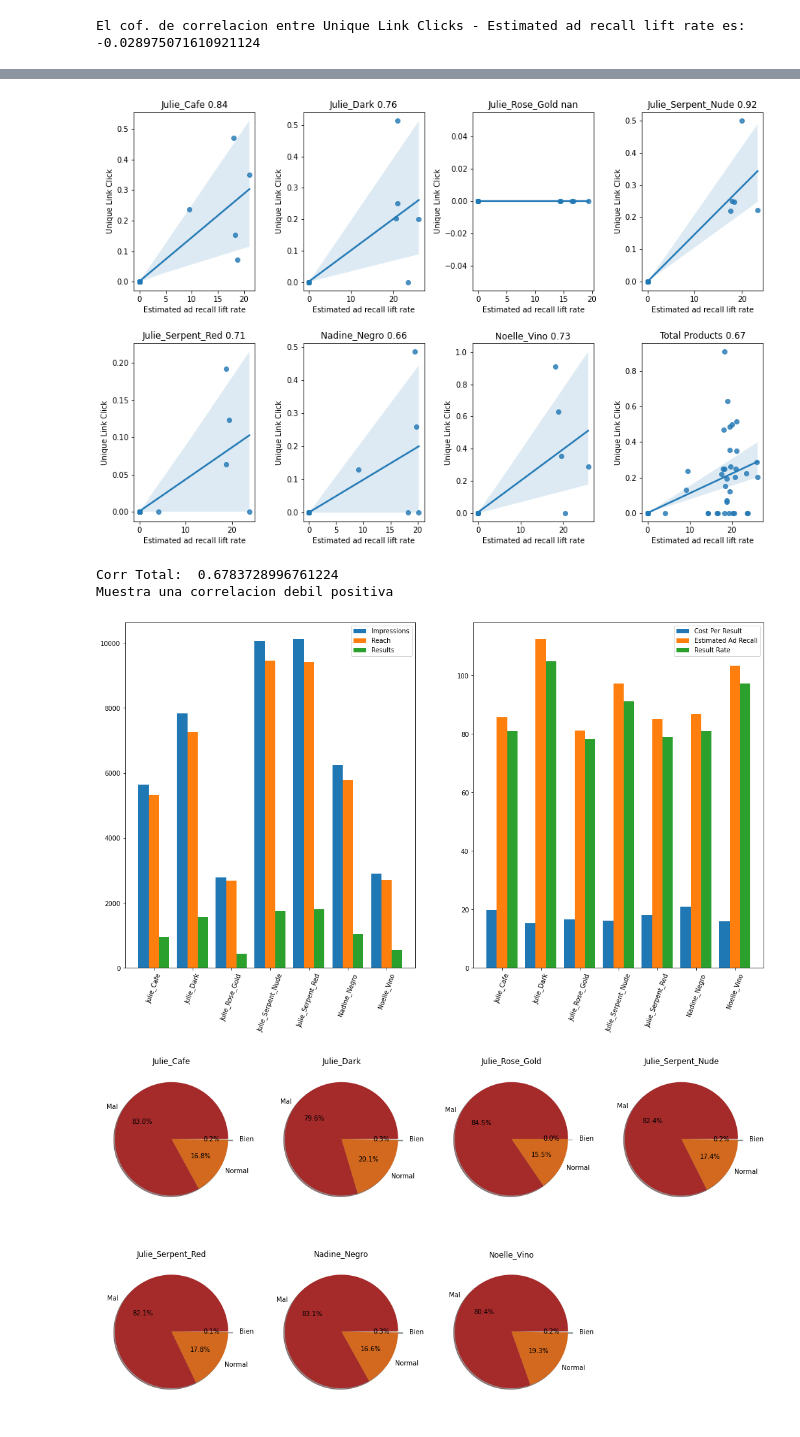
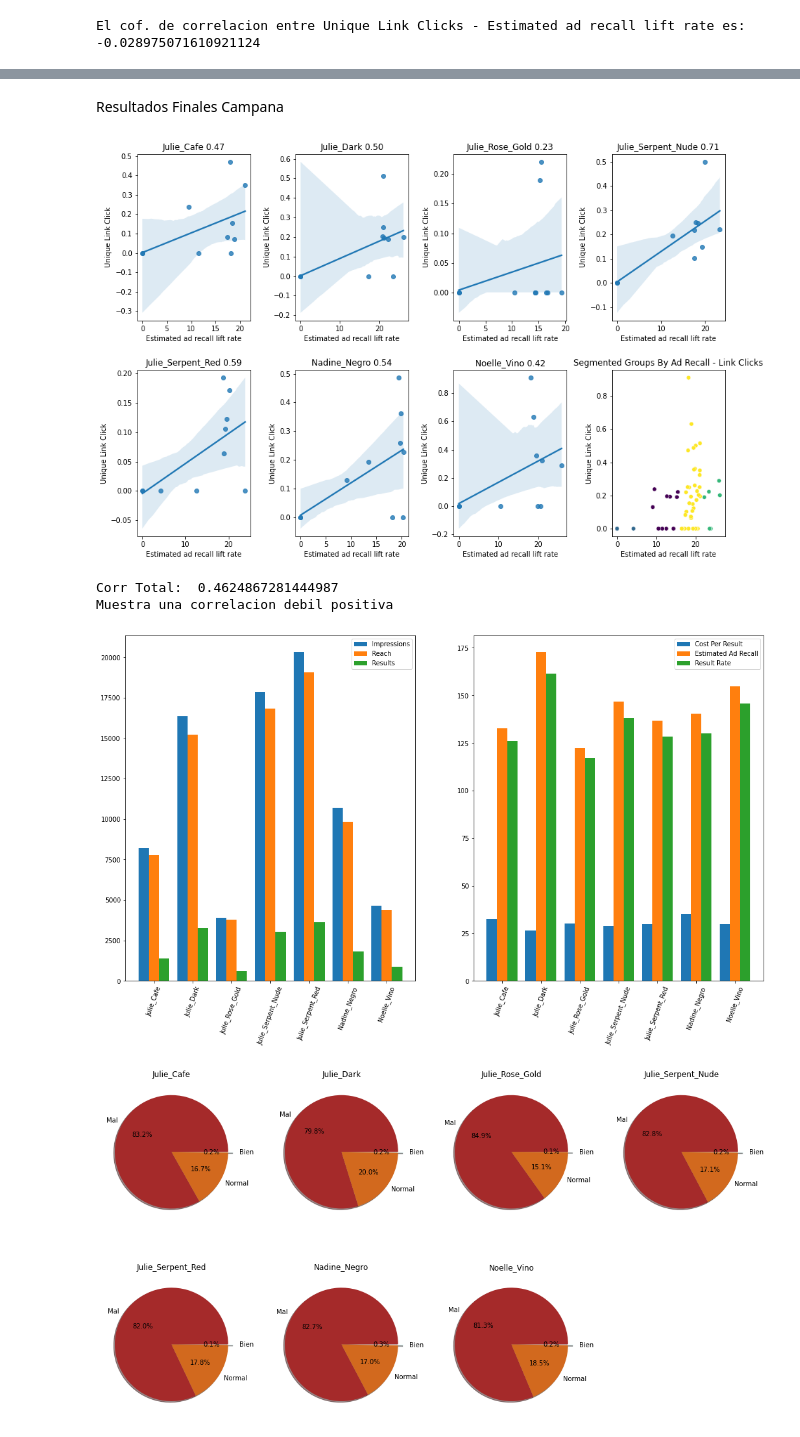
Before and after one commit to juanm05/Abril_Facebook, a Jupyter notebook: main.ipynb, the cells around one changed output, grey strips where cells are left out. Drawn from its saved outputs; the diff is of its cells as text; code cells hidden in the pictures.

```diff
--- a/main.ipynb
+++ b/main.ipynb
@@ -181,3 +145,9 @@ df_products_group = df_products.groupby("Ad name")
+# %% [markdown]
+Resultados Finales Campana
+# %%
+df_may = pd.read_csv("albana_ad-Ads-May-1-2022-May-10-2022.csv")
+# %%
+df_may_group = df_may.groupby("Ad name")
 # %%
 # Mostrar correlacion de cada producto (ad recall lift - link clicks)
 fig, axes = plt.subplots(2, 4, figsize = (15, 10))
@@ -188,7 +158,7 @@ j = 0
 total_corr = 0
 cont = 0
 
-for name, df_temp in df_products_group:
+for name, df_temp in df_may_group:
     corr, _ = pearsonr(df_temp["Estimated ad recall lift rate"], df_temp["Unique CTR (link click-through rate)"])
 
     if str(corr) == "nan":
@@ -203,38 +173,46 @@ for name, df_temp in df_products_group:
     # if str(corr) == "nan":
     #     print(name)
 
     # DataFrame de Julie_Rose_Gold no muestra ningun link clicks
     # if name == "Julie_Rose_Gold":
     #     print(df_temp["Estimated ad recall lift rate"])
     #     print(df_temp["Unique CTR (link click-through rate)"])
 
     ax1 = sns.regplot(data = df_temp, y = "Unique CTR (link click-through rate)", x = "Estimated ad recall lift rate", ax = axes[i][j])
     ax1.set_title(name + " " + str(corr)[:4])
     ax1.set_ylabel("Unique Link Click")
 
     j += 1
 
     if j > 3:
         j = 0
         i += 1
 
 
-ax4 = sns.regplot(data = df_products, x = "Estimated ad recall lift rate", y = "Unique CTR (link click-through rate)", ax = axes[1][3])
+df_kmeans = df_may[["Estimated ad recall lift rate", "Unique CTR (link click-through rate)"]]
+
+kmeans = KMeans(n_clusters = 4, init = "k-means++").fit(df_kmeans)
+cla = kmeans.predict(df_kmeans)
+
+ax4 = sns.scatterplot(data = df_may, x = "Estimated ad recall lift rate", y = "Unique CTR (link click-through rate)", ax = axes[1][3], c = cla)
 ax4.set_ylabel("Unique Link Click")
-corr_tot, _ = pearsonr(df_products["Estimated ad recall lift rate"], df_products["Unique CTR (link click-through rate)"])
-ax4.set_title("Total Products" +  " " + str(corr_tot)[:4])
+ax4.set_title("Segmented Groups By Ad Recall - Link Clicks")
 
 plt.subplots_adjust(hspace = 0.3)
 plt.subplots_adjust(wspace = 0.4)
 plt.show()
 
+corr_tot, _ = pearsonr(df_may["Estimated ad recall lift rate"], df_may["Unique CTR (link click-through rate)"])
 print("Corr Total: ", corr_tot)
 print("Muestra una correlacion debil positiva")
 
 plt.show()
+
+# Si existe un link click hay recuerdo
+# Si existe recuerdo puede no haber link click
 # %% [output]
-[figure, old version]
+[figure, new version]
-Corr Total:  0.6783728996761224
+Corr Total:  0.4624867281444987
 Muestra una correlacion debil positiva
 # %%
 # Quiero comparar cada modelo entre sus Impression - Results
@@ -252,7 +230,7 @@ y_reach = []
 y_results = []
 
 # Agregar valores x - y
-for name, df_temp in df_products_group:
+for name, df_temp in df_may_group:
     # Obtener valores de impressions
     # Obtener valores de reach
     # Obtener valores de resultados
@@ -284,11 +262,11 @@ x_cost_per_result = []
 x_estimated_ad_recall = []
 x_result_rate = []
 
-for name, df_temp in df_products_group:
+for name, df_temp in df_may_group:
 
     x_cost_per_result.append(df_temp["Cost per results"].sum())
     x_estimated_ad_recall.append(df_temp["Estimated ad recall lift rate"].sum())
-    x_result_rate.append(df_temp["Result Rate"].sum())
+    x_result_rate.append(df_temp["Result rate"].sum())
 
 x_cost_per_result = [x * 100 for x in x_cost_per_result]
 
@@ -302,7 +280,7 @@ plt.xticks(ticks =  x_labels, labels = product_list, rotation = 70)
 plt.legend()
 plt.show()
 # %% [output]
-[figure, old version]
+[figure, new version]
 # %%
 plt.figure(figsize = (18, 10))
 
```
Also changed, not shown: parts of 15 cells of this notebook, 2 other files.
